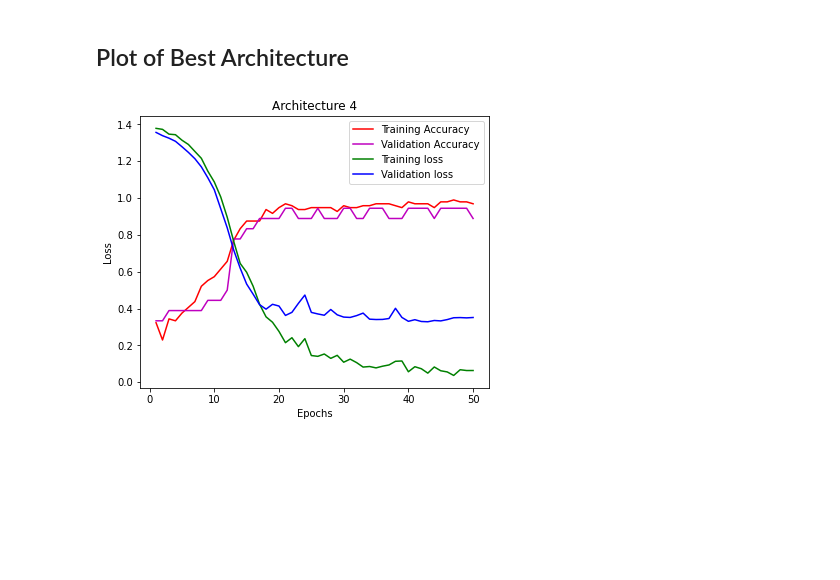
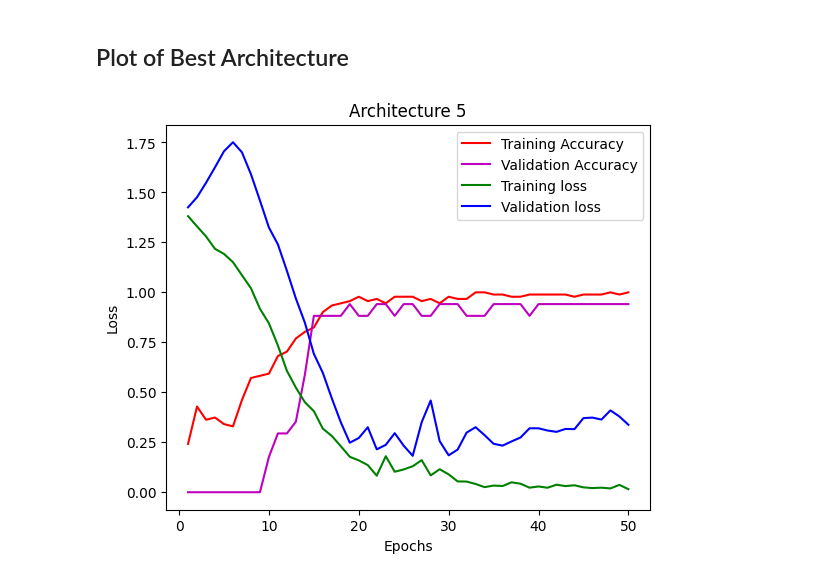
Before and after one commit to StadynR/HAR-imu-photogrammetry, a Jupyter notebook: Notebooks/Dataset 1/IMU - Best Features.ipynb, the cells around one changed output. Saved outputs shown, nothing was run; the diff lists cells and outputs as text; code cells hidden in the pictures; blank space fills up the shorter version.

```diff
--- a/Notebooks/Dataset 1/IMU - Best Features.ipynb
+++ b/Notebooks/Dataset 1/IMU - Best Features.ipynb
@@ -1720,24 +2090,24 @@ display(fig)
 # %% [markdown]
 ## Plot of Best Architecture
 # %%
-best = 4
+best = 5
 
 if (best <= 4):
   best_x = 0
   best_y = best - 1
 else:
   best_x = 1
   best_y = (best - 1) - 4
 
 # Set the spacing between subplots to zero
 fig.subplots_adjust(wspace=0, hspace=0)
 
 # Hide the other subplots
 for i in range(2):
     for j in range(4):
         if i != best_x or j != best_y:
             axes[i, j].set_visible(False)
 
 display(axes[best_x, best_y].figure)
 # %% [output]
-[figure, old version]
+[figure, new version]
```
Also changed, not shown: parts of 41 cells of this notebook.
